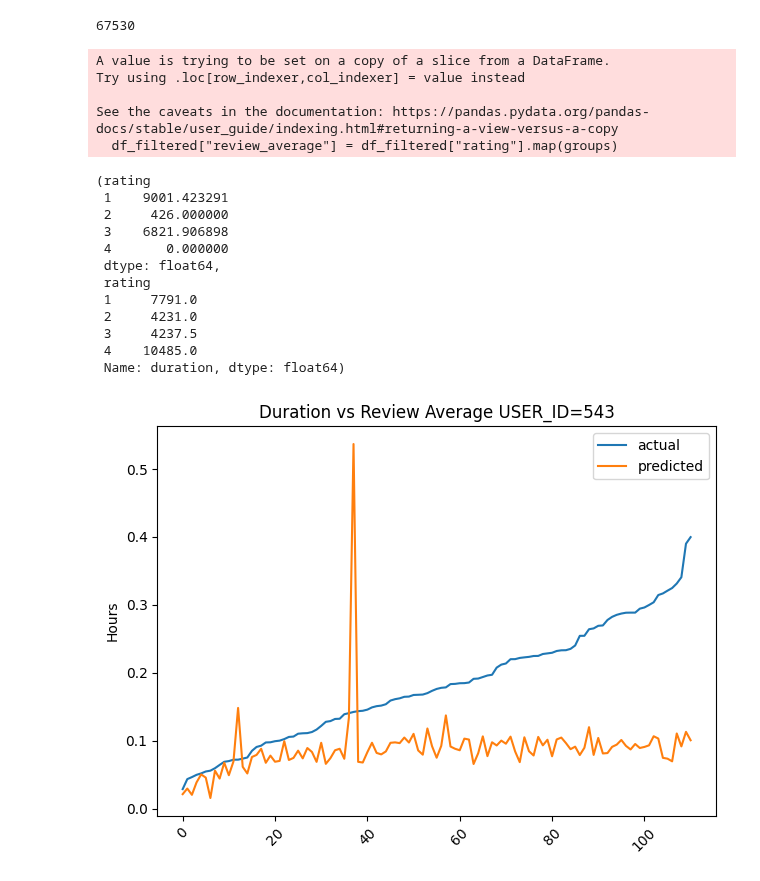
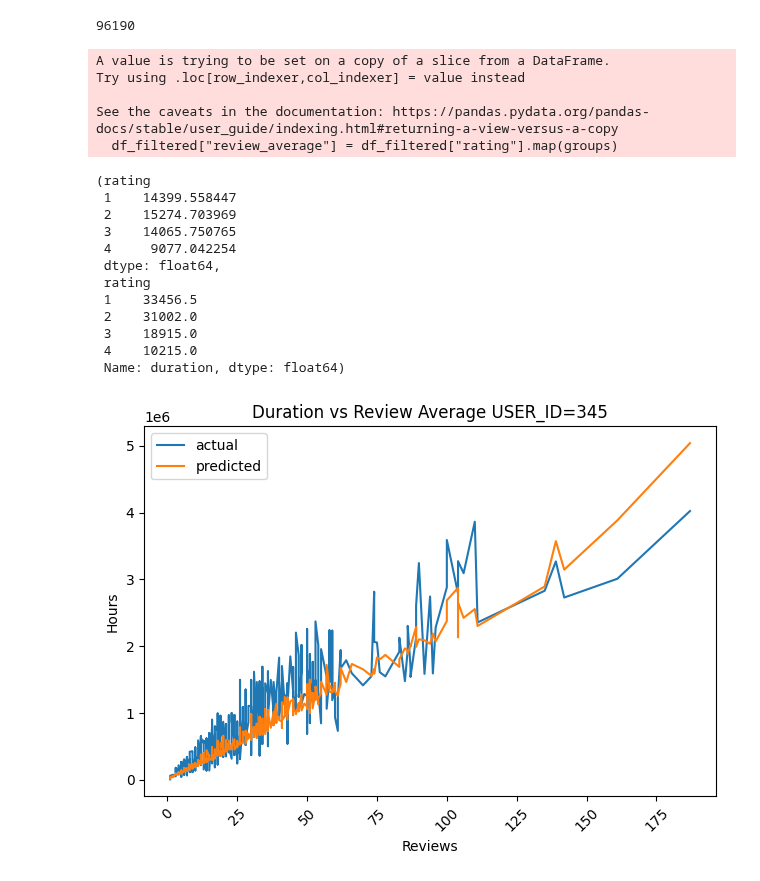
Before and after one commit to Luc-Mcgrady/anki-10k-notebooks, a Jupyter notebook: duration_per_day.ipynb, the cells around one changed output. Saved outputs shown, nothing was run; the diff lists cells and outputs as text; code cells hidden in the pictures.

Commit message:
By reviews

```diff
--- a/duration_per_day.ipynb
+++ b/duration_per_day.ipynb
@@ -14,13 +14,13 @@ tqdm.pandas()
 # Median: 8798
 # Most: 6810
 
-USER_ID = 423
+USER_ID = 345
 df = pd.read_parquet(
     "../anki-revlogs-10k/revlogs", filters=[("user_id", "=", USER_ID), ("rating", "in", [1, 2, 3, 4])], columns=["card_id", "day_offset", "rating", "elapsed_days", "duration"]
 )
 df.size
 # %% [output]
-67530
+96190
 # %%
 df_filtered = df[(df["elapsed_days"] > 0)]
 # %%
@@ -38,37 +38,44 @@ Try using .loc[row_indexer,col_indexer] = value instead
 See the caveats in the documentation: https://pandas.pydata.org/pandas-docs/stable/user_guide/indexing.html#returning-a-view-versus-a-copy
   df_filtered["review_average"] = df_filtered["rating"].map(groups)
 (rating
- 1    9001.423291
- 2     426.000000
- 3    6821.906898
- 4       0.000000
+ 1    14399.558447
+ 2    15274.703969
+ 3    14065.750765
+ 4     9077.042254
  dtype: float64,
  rating
- 1     7791.0
- 2     4231.0
- 3     4237.5
- 4    10485.0
+ 1    33456.5
+ 2    31002.0
+ 3    18915.0
+ 4    10215.0
  Name: duration, dtype: float64)
 # %%
 import matplotlib.pyplot as plt
 
-# Group, sample, and prepare data
-day_accuracies = df_filtered.groupby("day_offset")[["duration", "review_average"]].sum()
-day_accuracies.sort_values("duration", inplace=True)
-day_accuracies.reset_index(inplace=True)
+# Group by day_offset
+day_accuracies = df_filtered.groupby("day_offset")[["duration", "review_average"]]
 
-# Optionally convert units now
-day_accuracies["duration"] /= (1000 * 60 * 60)        # convert to hours
-day_accuracies["review_average"] /= (1000 * 60 * 60)  # convert to hours
+# Compute count and sum
+counts = day_accuracies.count()
+sums = day_accuracies.sum()
 
-plt.plot(day_accuracies.index, day_accuracies["duration"], label="actual")
-plt.plot(day_accuracies.index, day_accuracies["review_average"], label="predicted")
+# Sort by count of 'duration' (or 'review_average' – whichever makes sense)
+sorted_indices = counts["duration"].sort_values().index
 
+# Reorder both sums and counts to match
+counts = counts.loc[sorted_indices]
+sums = sums.loc[sorted_indices]
+
+# Plot
+plt.plot(counts["duration"], sums["duration"], label="actual")
+plt.plot(counts["review_average"], sums["review_average"], label="predicted")
+
+plt.xlabel("Reviews")
 plt.ylabel("Hours")
 plt.title(f"Duration vs Review Average {USER_ID=}")
 plt.xticks(rotation=45)
 plt.tight_layout()
 plt.legend()
 plt.show()
 # %% [output]
-[figure, old version]
+[figure, new version]
```
Also changed, not shown: parts of 2 cells of this notebook.
